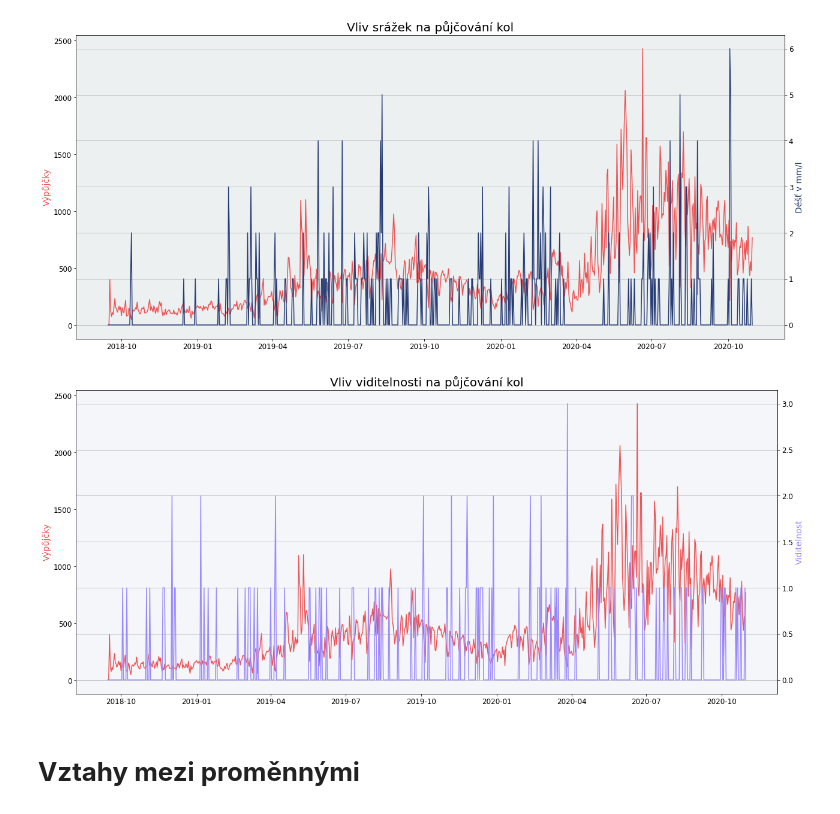
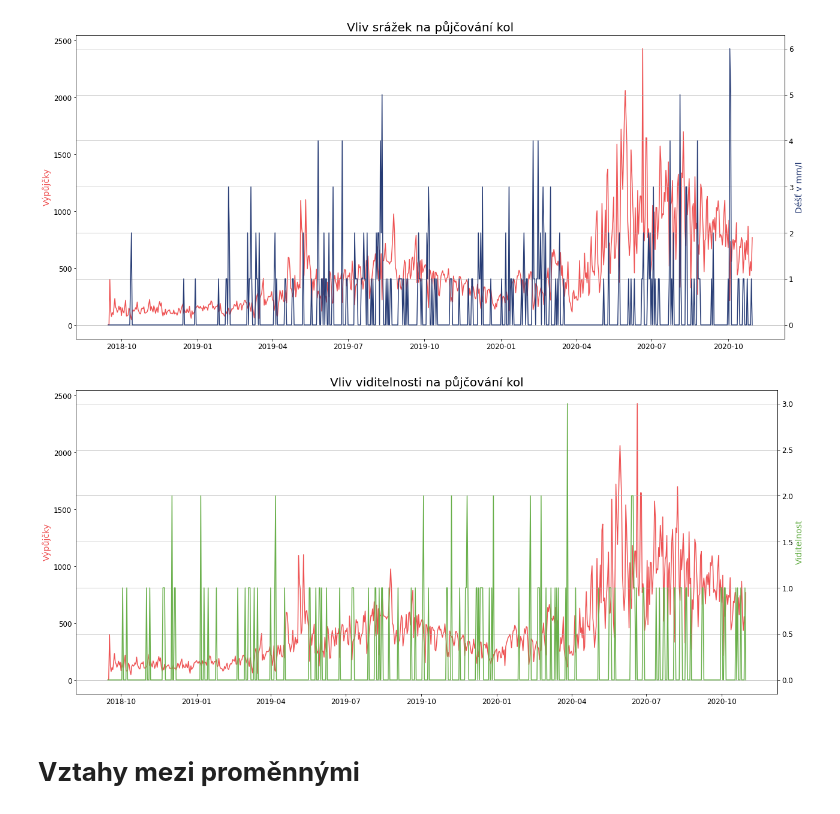
Before and after one commit to lenmal/Datova_akademie, a Jupyter notebook: Projekt_2_Pandas.ipynb, the cells around one changed output. Cells and saved outputs as stored; diff of their text form; code cells hidden in the pictures.

```diff
--- a/Projekt_2_Pandas.ipynb
+++ b/Projekt_2_Pandas.ipynb
@@ -738,28 +735,28 @@ plt.show()
 # %%
 # Vliv viditelnosti na půjčování kol
 fig, ax1 = plt.subplots(figsize=(18,8))
 
 fx = pocasi_df["date"]
 fy = pocasi_df["visibility"]
 px = pop_df["date"]
 py = pop_df["count_sum"]
 
 plt.title("Vliv viditelnosti na půjčování kol", fontsize=20)
 ax1.set_ylabel('Výpůjčky', color="#ee5253", fontsize=14)
 ax1.plot(px, py, color="#ee5253")
-ax1.set_facecolor("#f5f6fa")
+#ax1.set_facecolor("#ecf0f1")
 
 ax2 = ax1.twinx()
 
-ax2.set_ylabel("Viditelnost", color="#9c88ff", fontsize=14)
-ax2.plot(fx, fy, color="#9c88ff")
+ax2.set_ylabel("Viditelnost", color="#6ab04c", fontsize=14)
+ax2.plot(fx, fy, color="#6ab04c")
 
 
 fig.tight_layout()
 plt.grid()
 plt.show()
 # %% [output]
-[figure, old version]
+[figure, new version]
 # %% [markdown]
 # **Vztahy mezi proměnnými**
 # %%
```
Also changed, not shown: parts of 4 cells of this notebook.
